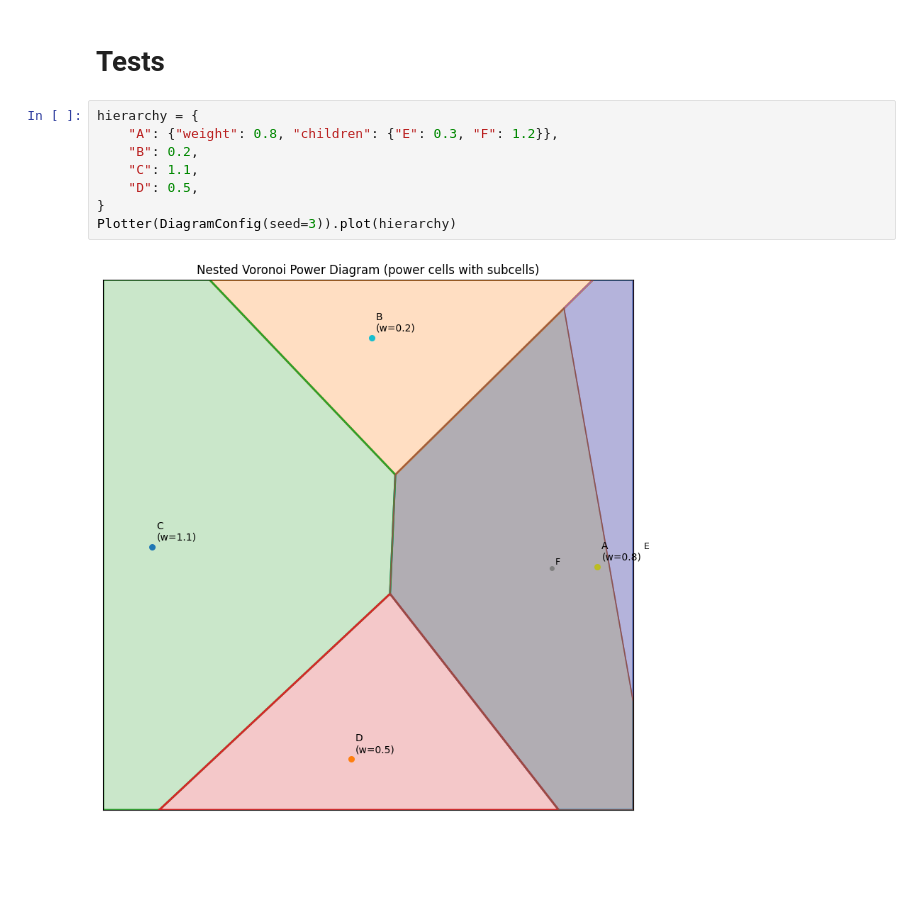
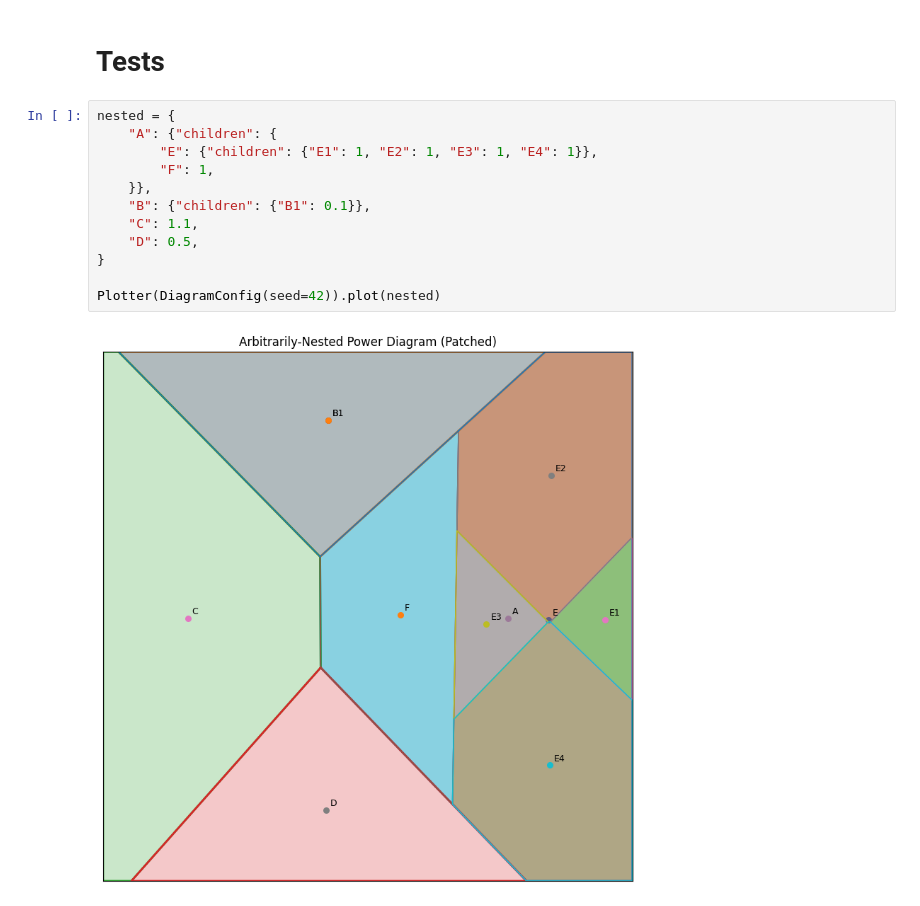
Before and after one commit to IsaacFigNewton/dag2laguerre, a Jupyter notebook: Voronoi_Power_Diagram_View.ipynb, the cells around one changed output. Saved outputs shown, nothing was run; the diff lists cells and outputs as text; blank space fills up the shorter version.

```diff
--- a/Voronoi_Power_Diagram_View.ipynb
+++ b/Voronoi_Power_Diagram_View.ipynb
@@ -260,12 +350,16 @@ class Plotter:
 # %% [markdown]
 # Tests
 # %%
-hierarchy = {
-    "A": {"weight": 0.8, "children": {"E": 0.3, "F": 1.2}},
-    "B": 0.2,
+nested = {
+    "A": {"children": {
+        "E": {"children": {"E1": 1, "E2": 1, "E3": 1, "E4": 1}},
+        "F": 1,
+    }},
+    "B": {"children": {"B1": 0.1}},
     "C": 1.1,
     "D": 0.5,
 }
-Plotter(DiagramConfig(seed=3)).plot(hierarchy)
+
+Plotter(DiagramConfig(seed=42)).plot(nested)
 # %% [output]
-[figure, old version]
+[figure, new version]
```
Also changed, not shown: parts of 1 cell of this notebook.
